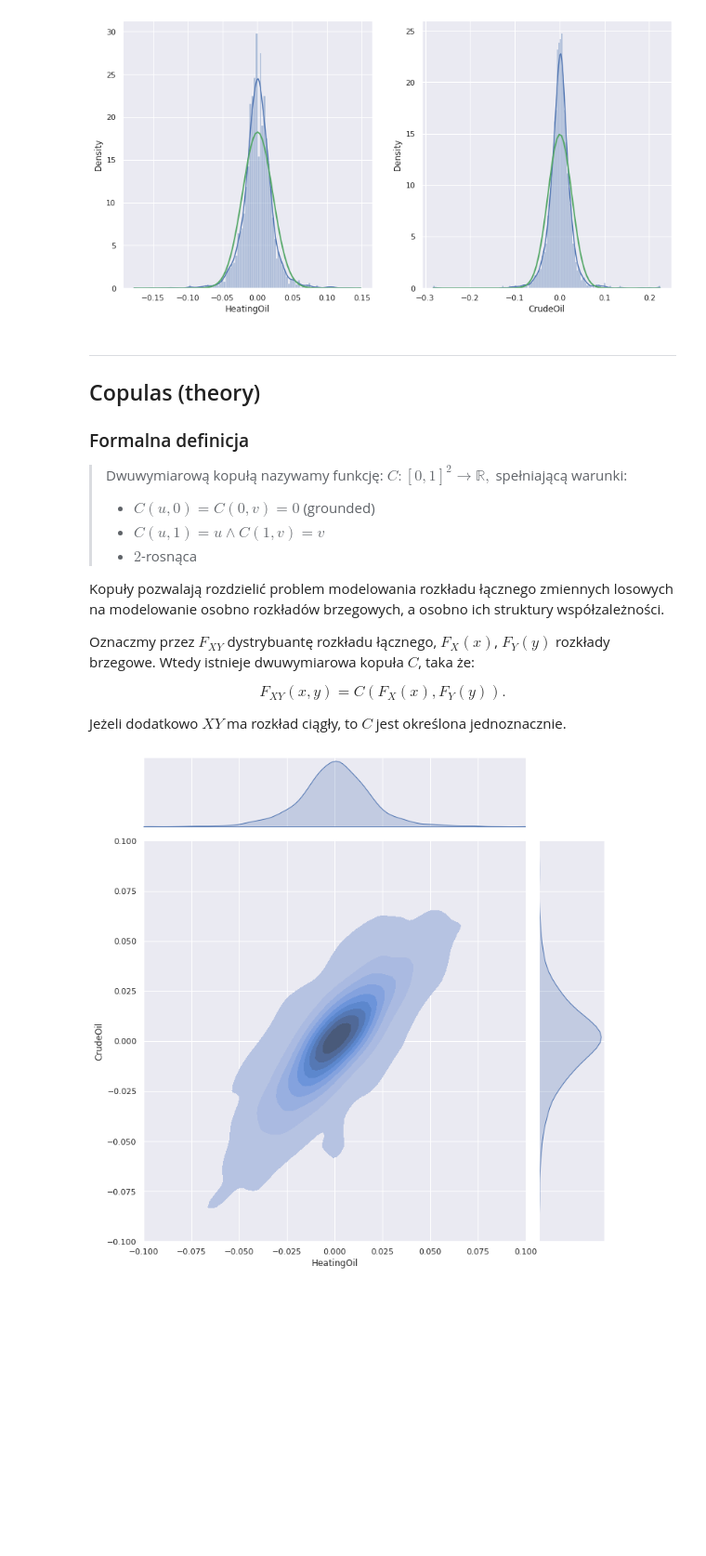
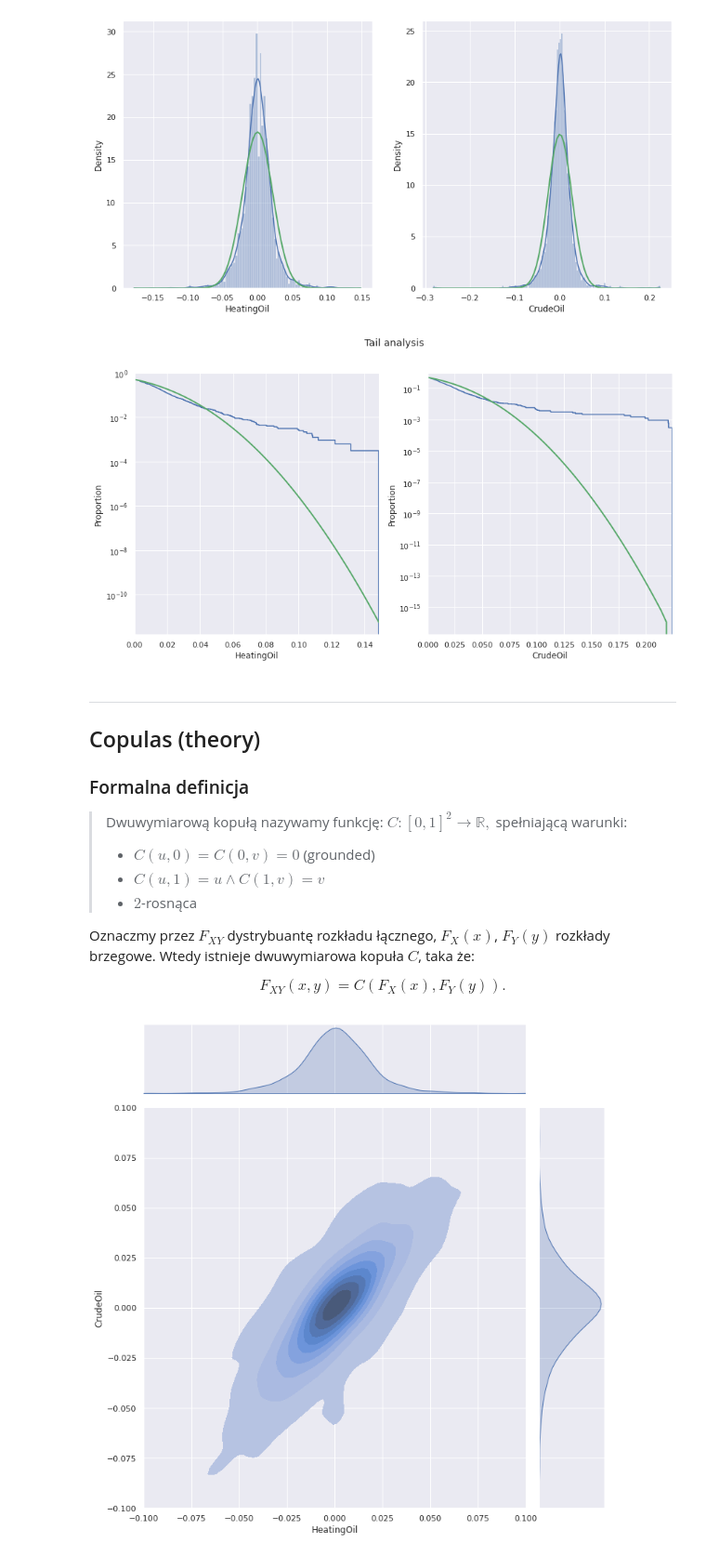
Before and after one commit to PiotMik/spread-options, a Jupyter notebook: Copulas.ipynb, the cells around one changed output. Shown: that part at 93% size. Saved outputs shown, nothing was run; the diff lists cells and outputs as text; code cells hidden in the pictures; blank space fills up the shorter version.

```diff
--- a/Copulas.ipynb
+++ b/Copulas.ipynb
@@ -96,6 +101,29 @@ sns.histplot(logrets_df.CrudeOil, alpha=0.4, kde =True, stat='density', ax = ax[
 plot_norm_fit(ax[1], logrets_df.CrudeOil)
 # %% [output]
 [figure]
+# %%
+def plot_fit_survival(axes, data):
+  xmin, xmax = data.min(), data.max()
+  x = np.linspace(xmin, xmax, 100)
+  fit = norm.fit(data)
+  p = 1 - norm.cdf(x, *fit)
+  axes.plot(x, p, 'g', linewidth=2)
+
+fig, ax = plt.subplots(1, 2)
+
+sns.ecdfplot(logrets_df.HeatingOil, ax = ax[0], complementary=True)
+plot_fit_survival(ax[0], logrets_df.HeatingOil)
+ax[0].set_xlim(0, logrets_df.HeatingOil.max())
+ax[0].set_yscale('log')
+
+sns.ecdfplot(logrets_df.CrudeOil, ax = ax[1], complementary=True)
+plot_fit_survival(ax[1], logrets_df.CrudeOil)
+ax[1].set_xlim(0, logrets_df.CrudeOil.max())
+ax[1].set_yscale('log')
+
+_ = plt.suptitle("Tail analysis")
+# %% [output]
+[figure, added]
 # %% [markdown]
 ---
 
@@ -111,14 +139,9 @@ plot_norm_fit(ax[1], logrets_df.CrudeOil)
 > * $C(u, 1) = u \wedge C(1, v)=v$
 > * $2$-rosnąca
 
-
-Kopuły pozwalają rozdzielić problem modelowania rozkładu łącznego zmiennych losowych na modelowanie osobno rozkładów brzegowych, a osobno ich struktury współzależności.
-
 Oznaczmy przez $F_{XY}$ dystrybuantę rozkładu łącznego, $F_X(x)$, $F_Y(y)$ rozkłady brzegowe. Wtedy istnieje dwuwymiarowa kopuła $C$, taka że:
 
 $$F_{XY}(x, y) = C(F_X(x), F_Y(y)).$$
-
-Jeżeli dodatkowo $XY$ ma rozkład ciągły, to $C$ jest określona jednoznacznie.
 # %%
 _=sns.jointplot(
     data=logrets_df,
```
Also changed, not shown: parts of 5 cells of this notebook.
